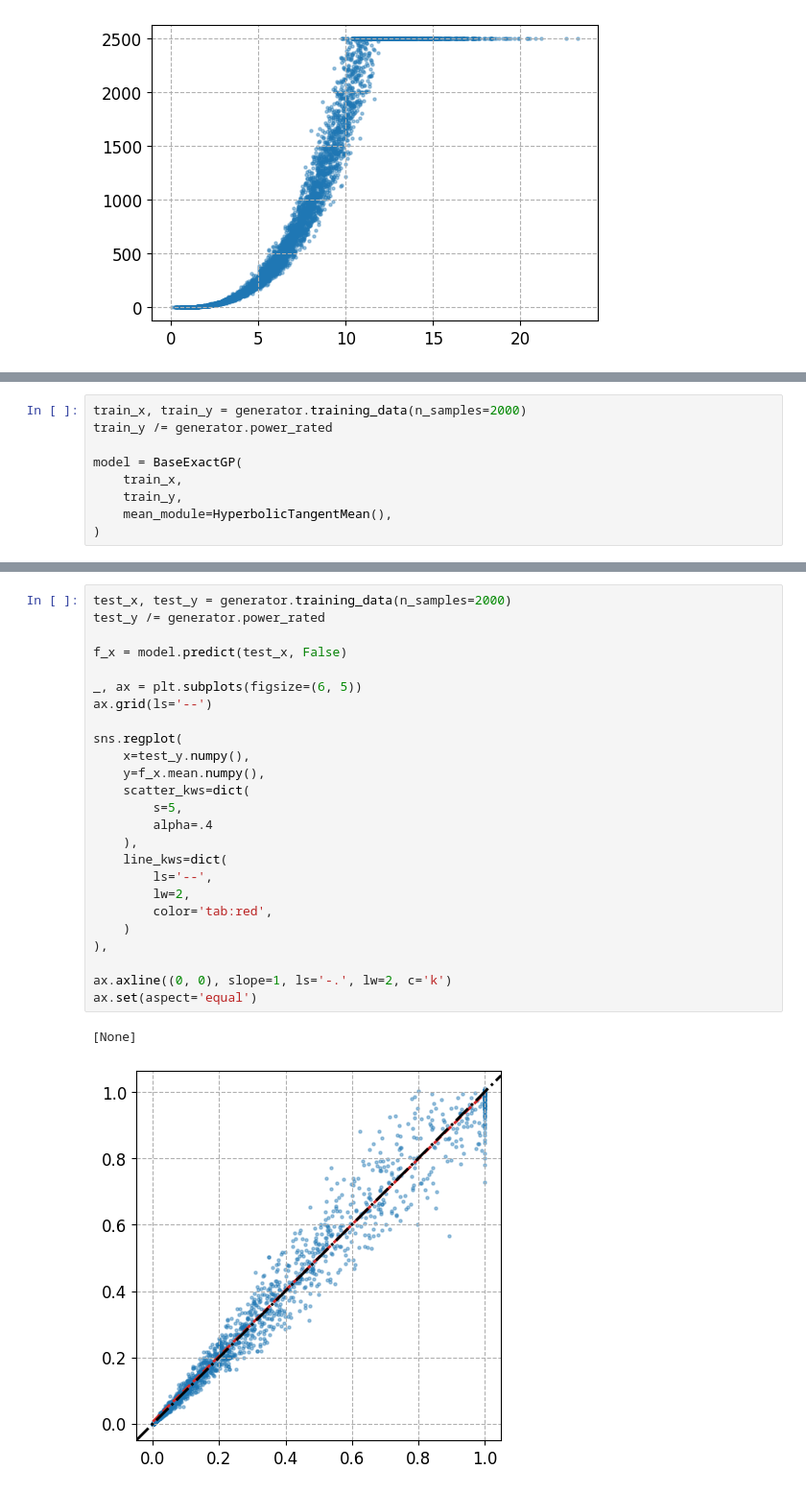
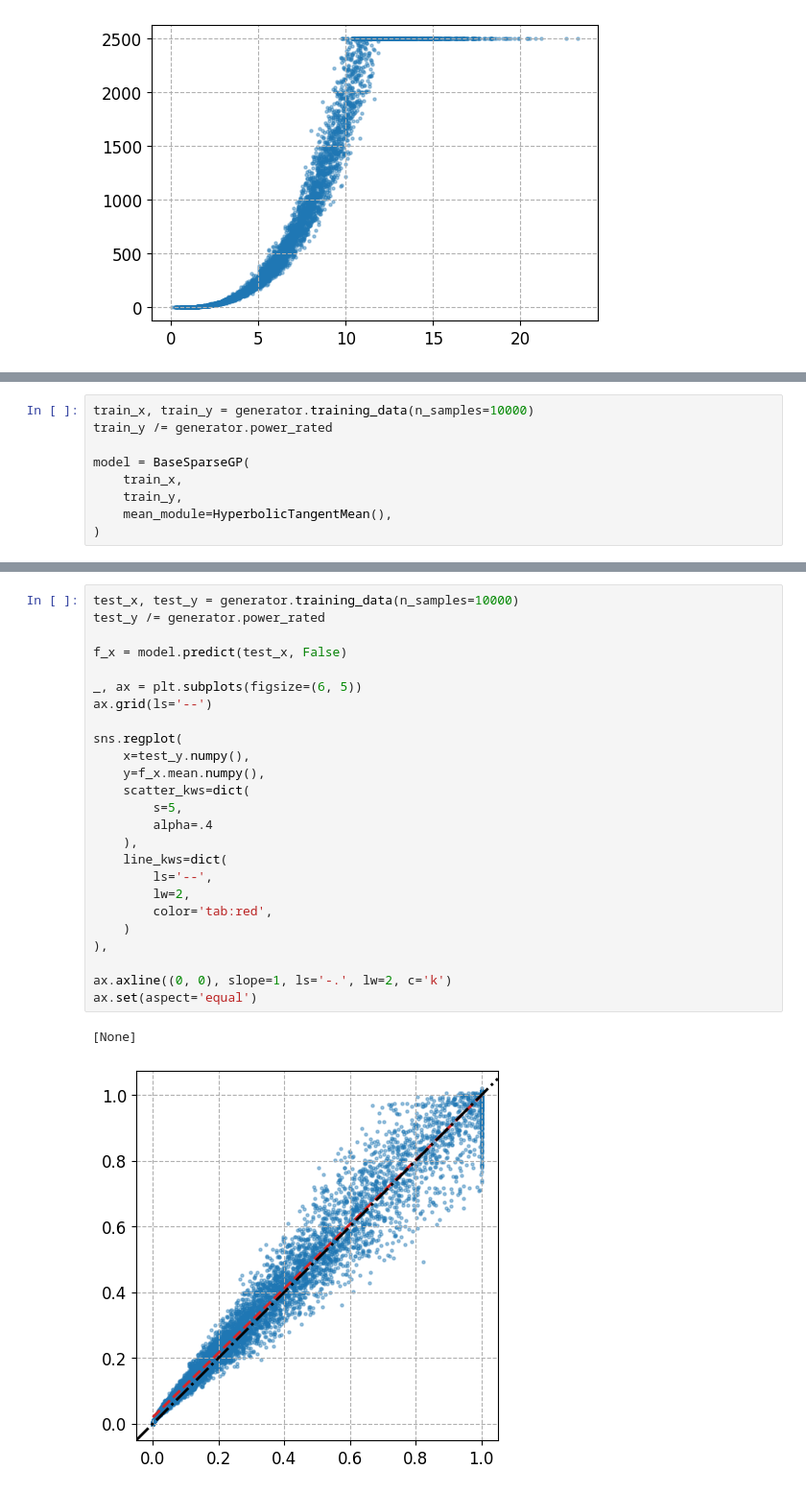
Before and after one commit to steeve-boucherie/pygp-sandbox, a Jupyter notebook: notebooks/demonstrate-pc-gp.ipynb, the cells around one changed output, grey strips where cells are left out. Shown at 96% size. Saved outputs shown, nothing was run; the diff lists cells and outputs as text.

Commit message:
Add notebook demonstrating GP model for power curve modelling

```diff
--- a/notebooks/demonstrate-pc-gp.ipynb
+++ b/notebooks/demonstrate-pc-gp.ipynb
@@ -64,8 +64,8 @@ ax.scatter(ws, pw, s=5, alpha=.4)
 # %%
-train_x, train_y = generator.training_data(n_samples=2000)
+train_x, train_y = generator.training_data(n_samples=10000)
 train_y /= generator.power_rated
 
-model = BaseExactGP(
+model = BaseSparseGP(
     train_x,
     train_y,
     mean_module=HyperbolicTangentMean(),
@@ -118,28 +118,28 @@ ax.legend()
 # %%
-test_x, test_y = generator.training_data(n_samples=2000)
+test_x, test_y = generator.training_data(n_samples=10000)
 test_y /= generator.power_rated
 
 f_x = model.predict(test_x, False)
 
 _, ax = plt.subplots(figsize=(6, 5))
 ax.grid(ls='--')
 
 sns.regplot(
     x=test_y.numpy(),
     y=f_x.mean.numpy(),
     scatter_kws=dict(
         s=5,
         alpha=.4
     ),
     line_kws=dict(
         ls='--',
         lw=2,
         color='tab:red',
     )
 ),
 
 ax.axline((0, 0), slope=1, ls='-.', lw=2, c='k')
 ax.set(aspect='equal')
 # %% [output]
 [None]
-[figure, old version]
+[figure, new version]
```
Also changed, not shown: parts of 39 cells of this notebook.
